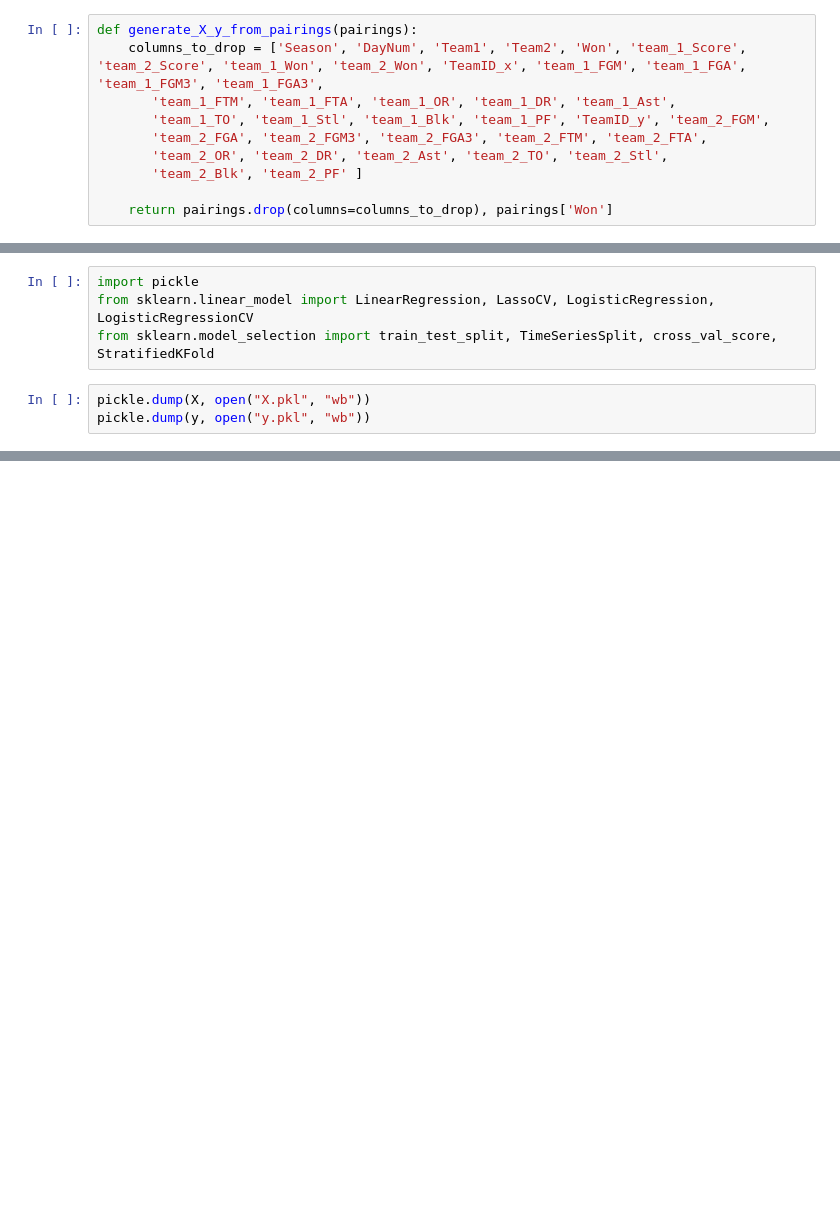
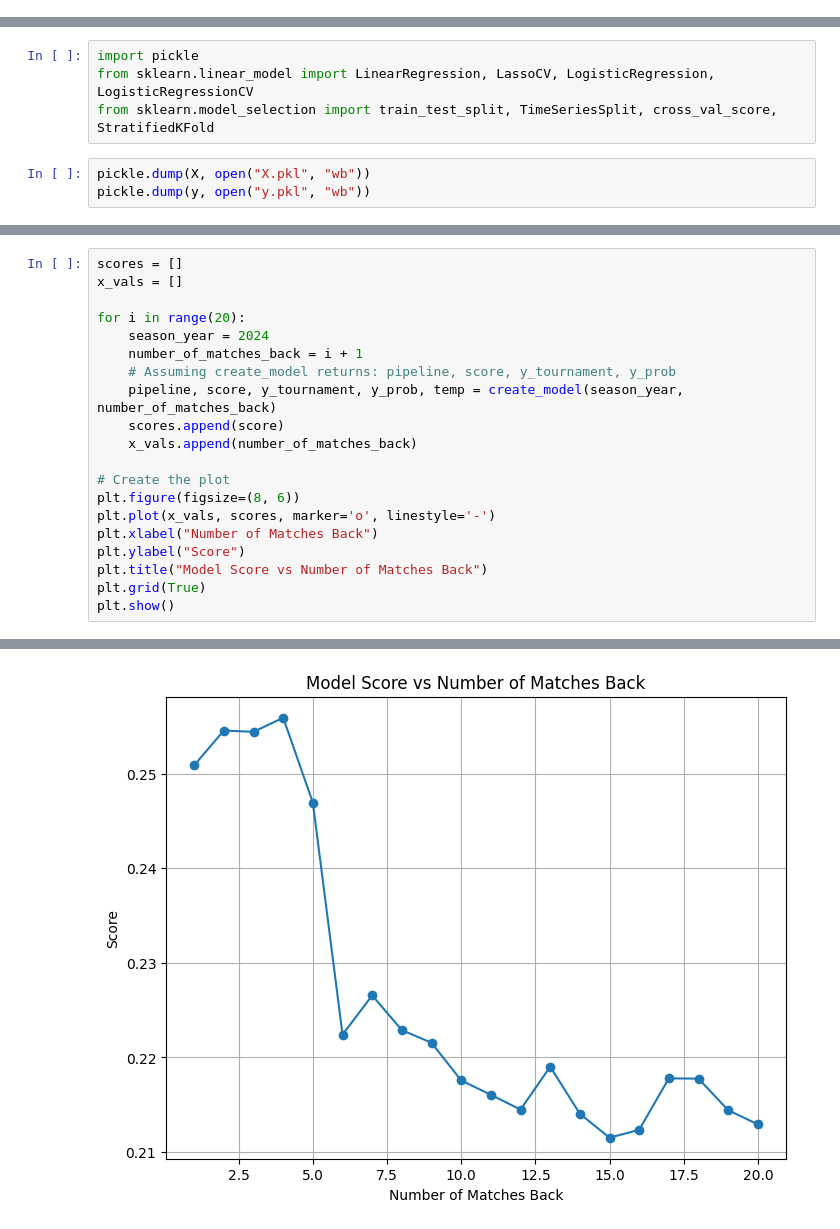
Before and after one commit to fantasy2fry/march-ml-madness-2025, a Jupyter notebook: src/mikematuszy/feature_engineering.ipynb, the cells around one changed output, grey strips where cells are left out. Saved outputs shown, nothing was run; the diff lists cells and outputs as text; blank space fills up the shorter version.

```diff
--- a/src/mikematuszy/feature_engineering.ipynb
+++ b/src/mikematuszy/feature_engineering.ipynb
@@ -461,13 +400,3 @@ print(MRegularSeasonDetailedResults[(MRegularSeasonDetailedResults['Season'] ==
-# %%
-def generate_X_y_from_pairings(pairings):
-    columns_to_drop = ['Season', 'DayNum', 'Team1', 'Team2', 'Won', 'team_1_Score', 'team_2_Score', 'team_1_Won', 'team_2_Won', 'TeamID_x', 'team_1_FGM', 'team_1_FGA', 'team_1_FGM3', 'team_1_FGA3',
-       'team_1_FTM', 'team_1_FTA', 'team_1_OR', 'team_1_DR', 'team_1_Ast',
-       'team_1_TO', 'team_1_Stl', 'team_1_Blk', 'team_1_PF', 'TeamID_y', 'team_2_FGM',
-       'team_2_FGA', 'team_2_FGM3', 'team_2_FGA3', 'team_2_FTM', 'team_2_FTA',
-       'team_2_OR', 'team_2_DR', 'team_2_Ast', 'team_2_TO', 'team_2_Stl',
-       'team_2_Blk', 'team_2_PF' ]
-
-    return pairings.drop(columns=columns_to_drop), pairings['Won']
 # %%
 X, y = generate_X_y_from_pairings(pairings_combined_with_stats)
 # %%
@@ -708,0 +645,21 @@ pickle.dump(y, open("y.pkl", "wb"))
+# %%
+scores = []
+x_vals = []
+
+for i in range(20):
+    season_year = 2024
+    number_of_matches_back = i + 1
+    # Assuming create_model returns: pipeline, score, y_tournament, y_prob
+    pipeline, score, y_tournament, y_prob, temp = create_model(season_year, number_of_matches_back)
+    scores.append(score)
+    x_vals.append(number_of_matches_back)
+
+# Create the plot
+plt.figure(figsize=(8, 6))
+plt.plot(x_vals, scores, marker='o', linestyle='-')
+plt.xlabel("Number of Matches Back")
+plt.ylabel("Score")
+plt.title("Model Score vs Number of Matches Back")
+plt.grid(True)
+plt.show()
+# %% [output]
@@ -708,0 +686 @@ pickle.dump(y, open("y.pkl", "wb"))
+[figure, added]
```
Also changed, not shown: parts of 46 cells of this notebook, 2 other files.
